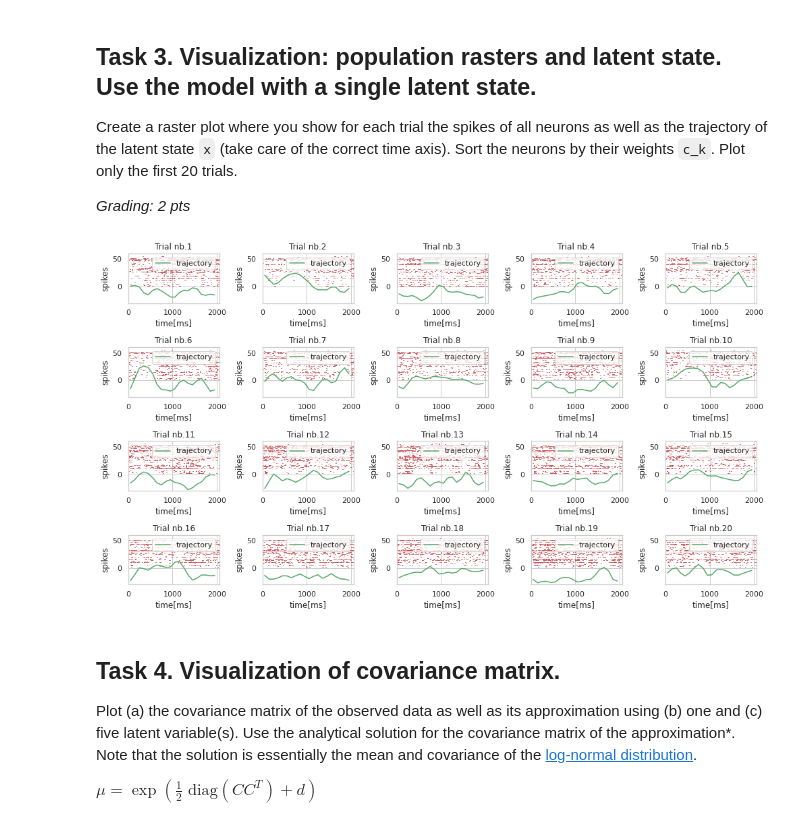
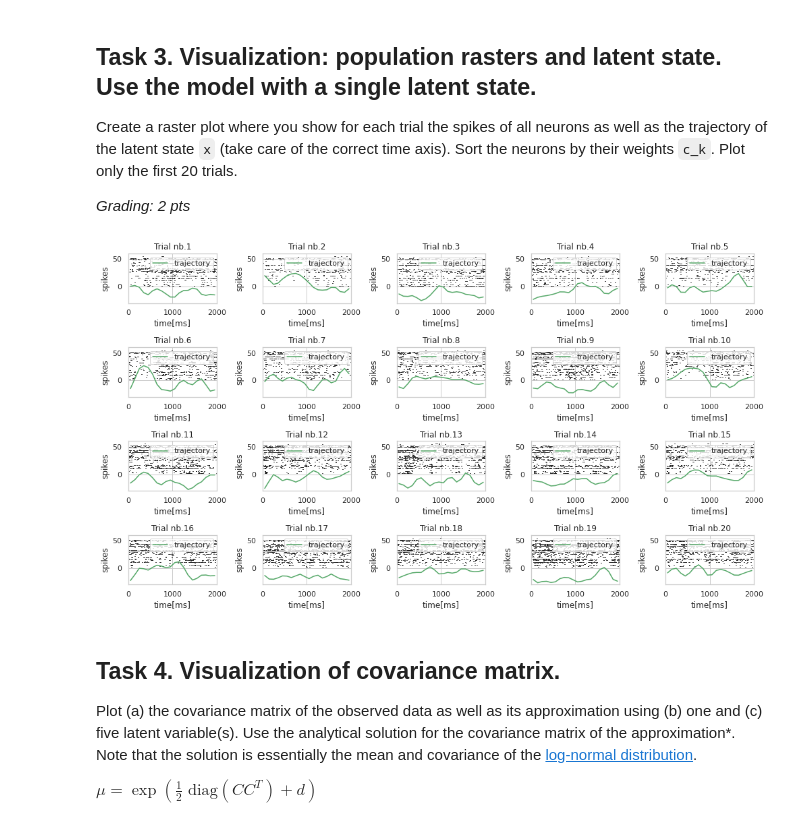
Before and after one commit to Vanessa-Ts/neuralDS, a Jupyter notebook: Ex8/notebooks/CodingLab8.ipynb, the cells around one changed output. Saved outputs shown, nothing was run; the diff lists cells and outputs as text; code cells hidden in the pictures.

```diff
--- a/Ex8/notebooks/CodingLab8.ipynb
+++ b/Ex8/notebooks/CodingLab8.ipynb
@@ -232,7 +232,7 @@ class EckerDataset():
     """Loosy class"""
     def __init__(
         self,
-        path,
+        path = 'data/nda_ex_8_data.mat',
         subject_id=0,
         ydim = 55,
         trialDur = 2000,
@@ -241,7 +241,7 @@ class EckerDataset():
         ydimData = False,
         numTrData = True):
 
-#         T = binSize #int(trialDur/binSize)
+        #T = int(binSize) #int(trialDur/binSize)
         T = int(trialDur/binSize)
         matdat = sio.loadmat(path)
         self.matdat = matdat
@@ -346,39 +347,39 @@ Create a raster plot where you show for each trial the spikes of all neurons as
 # %%
 # insert your code here (2 pts)
 # use model from above with one latent state
 single_model = fitModels.fits[0]
 # extract weights for sorting
 sort_c_k = np.argsort(single_model.optimParams['C'].flatten())
-
-# extract trajectory
+# split dataset into 80/20
+train, test = util.splitTrainingTestDataset(data,numTrainingTrials=80,numTestTrials=20)
+# extract trajectory and split 80/20
 trajectory_x = allTrialsState(single_model,1).flatten().reshape((80,20))
 
-train, test = util.splitTrainingTestDataset(data,numTrainingTrials=80,numTestTrials=20)
 
 plt.figure(figsize=(14,19))
 # plot only first 20 trials
 for trials in range(20):
     ax = plt.subplot(10,5,trials+1)
     # use raster plot from repository
-    util.raster(train.data[trials]['spike_time'][sort_c_k], color='r')
+    util.raster(train.data[trials]['spike_time'][sort_c_k])
 
     trajectory = trajectory_x[trials]
     # Adjust time axis
     time = np.arange(len(trajectory))*data.binSize+0.5*data.binSize
     plt.plot(time, trajectory*10, color='g', label='trajectory')
 
     ax.set_title('Trial nb.'+ str(trials+1))
-    ax.set_xlim(0, max(time)+100)
+    ax.set_xlim(0, 2000)
     ax.set_ylim(-30,60)
     ax.set_ylabel('spikes')
     ax.set_xlabel('time[ms]')
     ax.legend()
     ax.grid()
 
 
 plt.tight_layout()
 # %% [output]
-[figure, old version]
+[figure, new version]
 # %% [markdown]
 ## Task 4. Visualization of covariance matrix.
 
```
Also changed, not shown: parts of 8 cells of this notebook.
